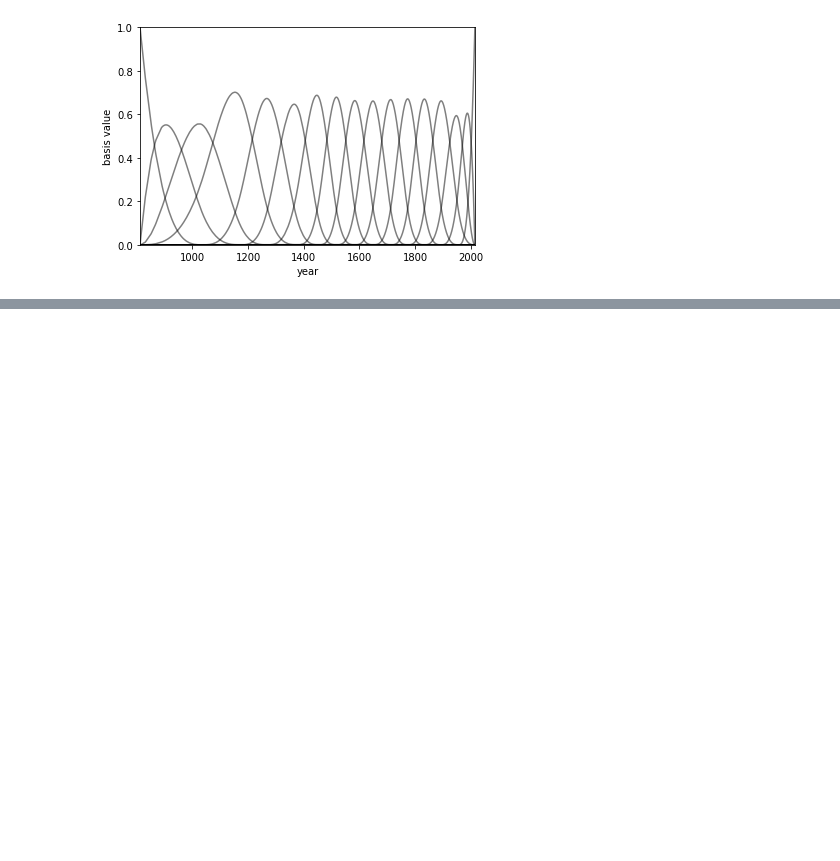
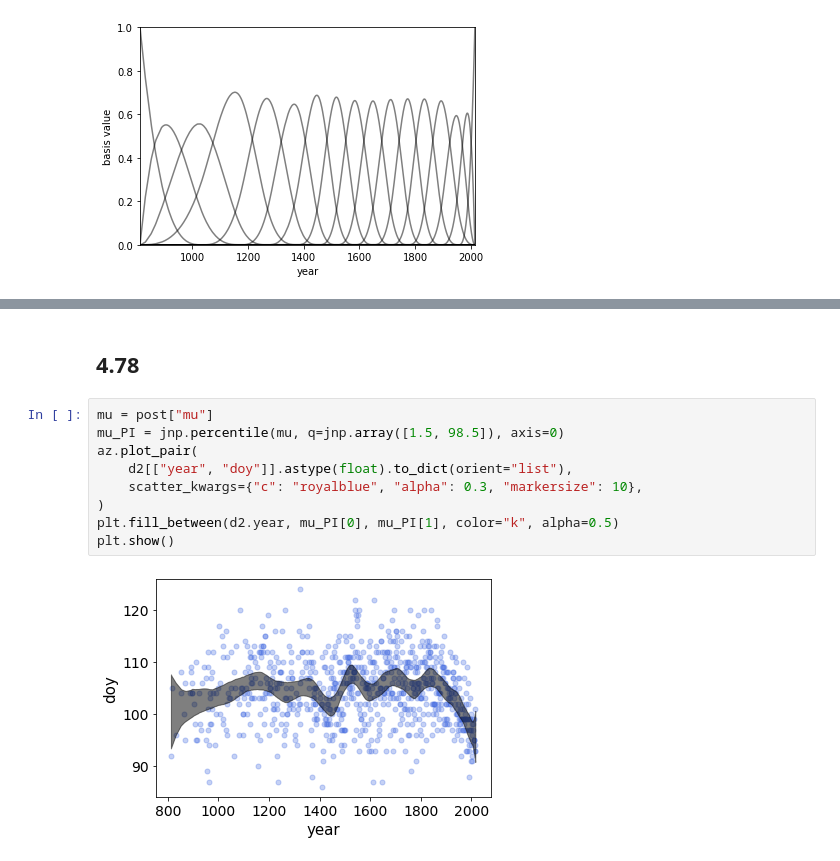
Before and after one commit to 8wgf3b/books, a Jupyter notebook: stat_rethink/Chap4.ipynb, the cells around one changed output, grey strips where cells are left out. Saved outputs shown, nothing was run; the diff lists cells and outputs as text; blank space fills up the shorter version.

```diff
--- a/stat_rethink/Chap4.ipynb
+++ b/stat_rethink/Chap4.ipynb
@@ -712,0 +753,13 @@ for i in range(B.shape[1]):
+# %% [markdown]
+## 4.78
+# %%
+mu = post["mu"]
+mu_PI = jnp.percentile(mu, q=jnp.array([1.5, 98.5]), axis=0)
+az.plot_pair(
+    d2[["year", "doy"]].astype(float).to_dict(orient="list"),
+    scatter_kwargs={"c": "royalblue", "alpha": 0.3, "markersize": 10},
+)
+plt.fill_between(d2.year, mu_PI[0], mu_PI[1], color="k", alpha=0.5)
+plt.show()
+# %% [output]
+[figure, added]
```
Also changed, not shown: parts of 10 cells of this notebook.
